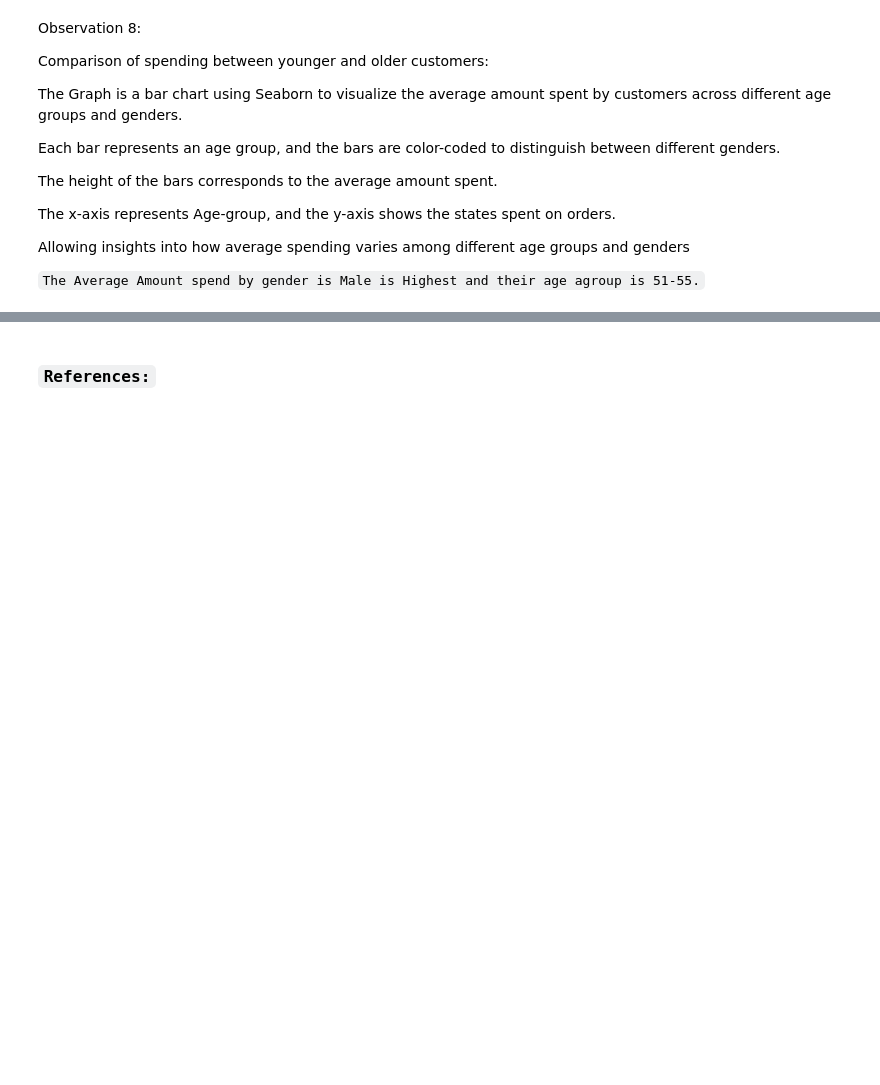
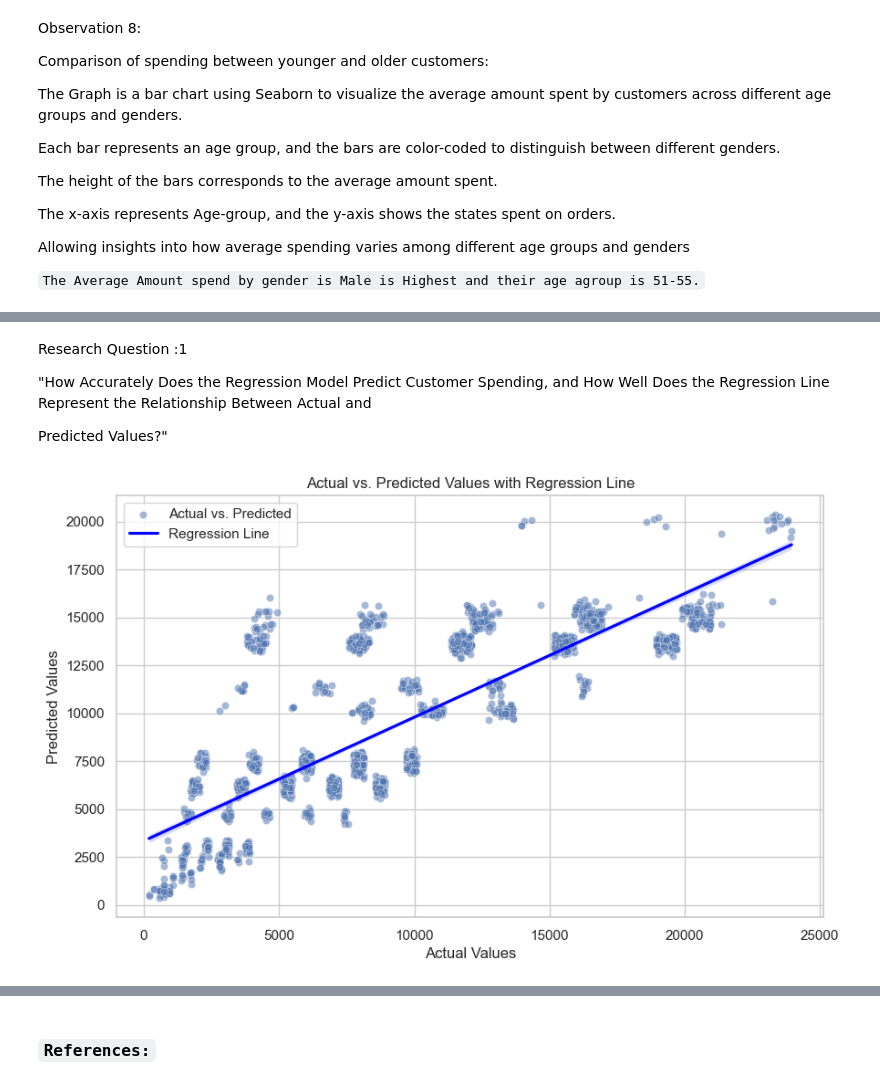
Before and after one commit to AshishRogannagari/Data-Aggregation-Grouping-reshaping-Analysiss, a Jupyter notebook: outputfile.ipynb, the cells around one changed output, grey strips where cells are left out. Cells and saved outputs as stored; diff of their text form; code cells hidden in the pictures; blank space fills up the shorter version.

Commit message:
updated regression output

```diff
--- a/outputfile.ipynb
+++ b/outputfile.ipynb
@@ -586,0 +650,2 @@ Allowing insights into how average spending varies among different age groups an
+# %%
+Regression = reg.LinearRegressionModel(df)
@@ -586,0 +670,2 @@ Allowing insights into how average spending varies among different age groups an
+# %%
+Regression.trainAndEvaluateModel()
@@ -586,0 +687,10 @@ Allowing insights into how average spending varies among different age groups an
+# %% [markdown]
+Research Question :1
+
+"How Accurately Does the Regression Model Predict Customer Spending, and How Well Does the Regression Line Represent the Relationship Between Actual and
+
+Predicted Values?"
+# %%
+Regression.plotActualVsPredicted()
+# %% [output]
+[figure, added]
```
Also changed, not shown: parts of 38 cells of this notebook.
